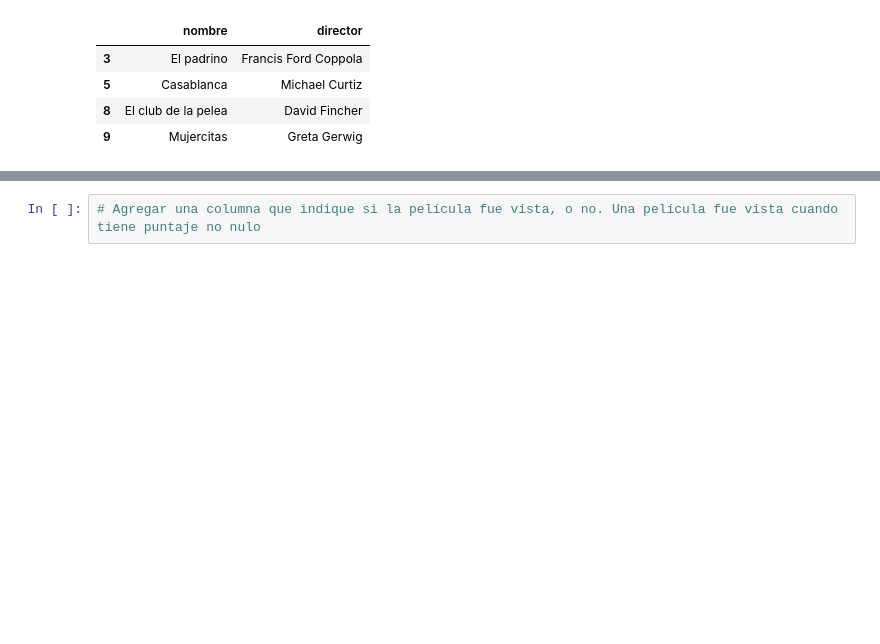
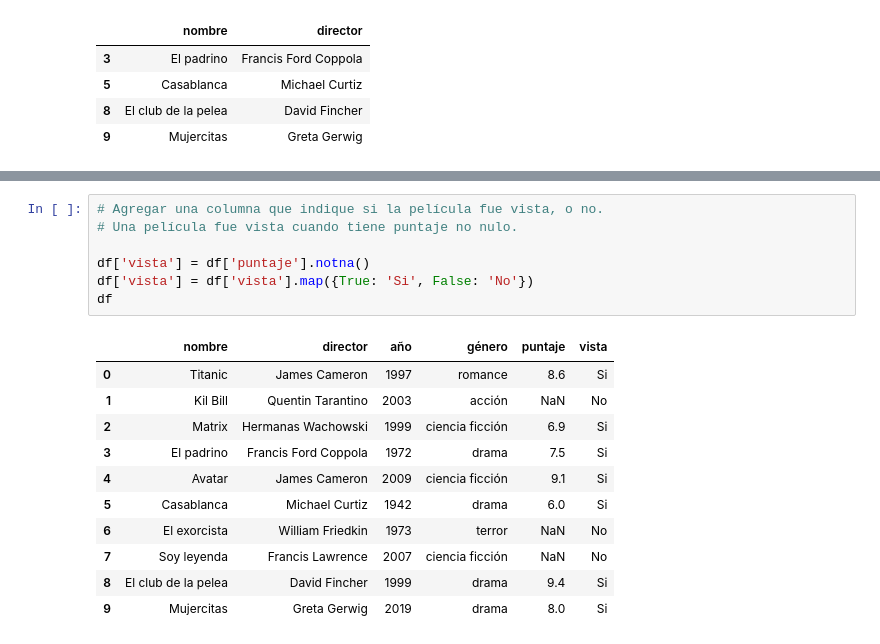
Before and after one commit to PabloDiosquez/Algoritmos_Y_Programacion_UBA, a Jupyter notebook: Ejercicios_pandas.ipynb, the cells around one changed output, grey strips where cells are left out. Cells and saved outputs as stored; diff of their text form; blank space fills up the shorter version.

```diff
--- a/Ejercicios_pandas.ipynb
+++ b/Ejercicios_pandas.ipynb
@@ -146,2 +198,19 @@ df.groupby('género')[['género']].count()
 # %%
-# Agregar una columna que indique si la película fue vista, o no. Una película fue vista cuando tiene puntaje no nulo
+# Agregar una columna que indique si la película fue vista, o no.
+# Una película fue vista cuando tiene puntaje no nulo.
+
+df['vista'] = df['puntaje'].notna()
+df['vista'] = df['vista'].map({True: 'Si', False: 'No'})
+df
+# %% [output]
+|  | nombre | director | año | género | puntaje | vista |
+| 0 | Titanic | James Cameron | 1997 | romance | 8.6 | Si |
+| 1 | Kil Bill | Quentin Tarantino | 2003 | acción | NaN | No |
+| 2 | Matrix | Hermanas Wachowski | 1999 | ciencia ficción | 6.9 | Si |
+| 3 | El padrino | Francis Ford Coppola | 1972 | drama | 7.5 | Si |
+| 4 | Avatar | James Cameron | 2009 | ciencia ficción | 9.1 | Si |
+| 5 | Casablanca | Michael Curtiz | 1942 | drama | 6.0 | Si |
+| 6 | El exorcista | William Friedkin | 1973 | terror | NaN | No |
+| 7 | Soy leyenda | Francis Lawrence | 2007 | ciencia ficción | NaN | No |
+| 8 | El club de la pelea | David Fincher | 1999 | drama | 9.4 | Si |
+| 9 | Mujercitas | Greta Gerwig | 2019 | drama | 8.0 | Si |
```
Also changed, not shown: parts of 7 cells of this notebook.
